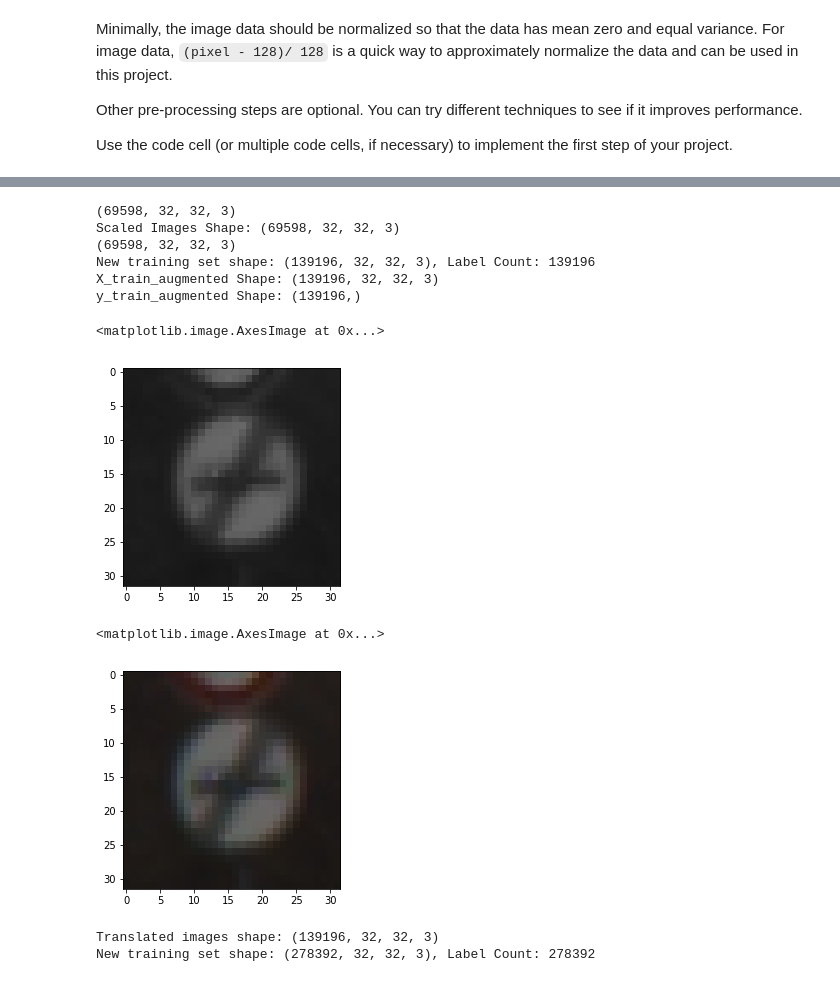
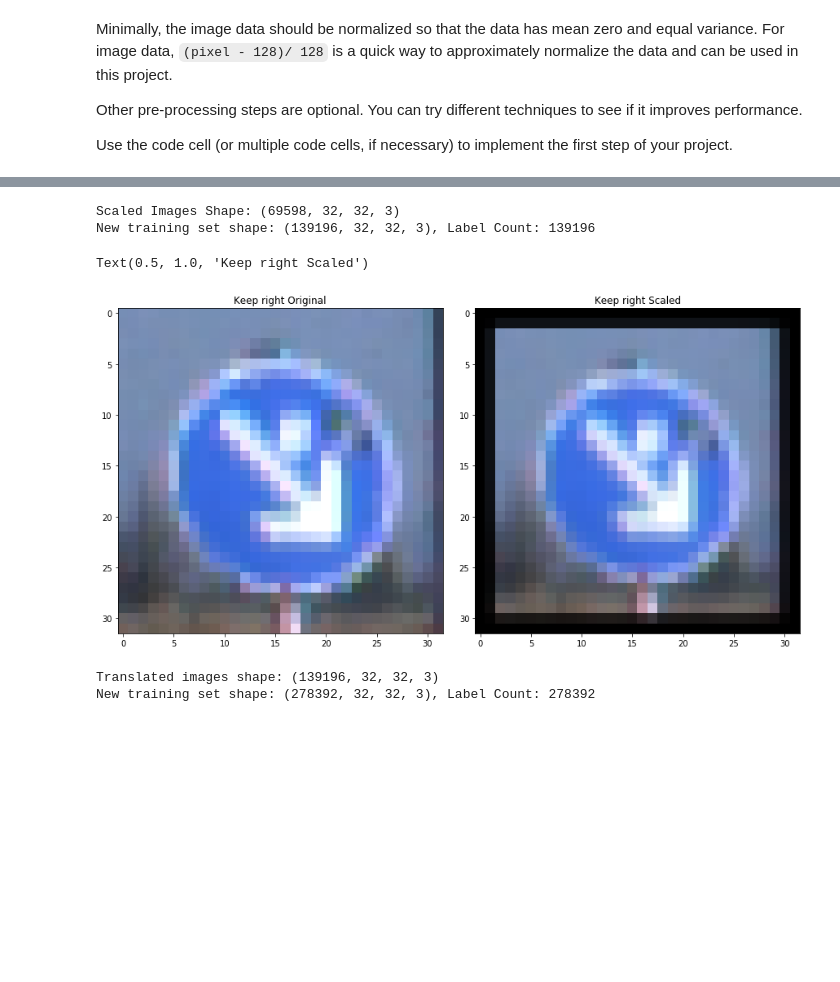
Before and after one commit to JJMats/traffic_sign_classifier, a Jupyter notebook: Traffic_Sign_Classifier.ipynb, the cells around one changed output, grey strips where cells are left out. Cells and saved outputs as stored; diff of their text form; code cells hidden in the pictures; blank space fills up the shorter version.

```diff
--- a/Traffic_Sign_Classifier.ipynb
+++ b/Traffic_Sign_Classifier.ipynb
@@ -297,38 +284,35 @@ def generate_random_scaled_images(image_data):
 
     scaled_images = np.array(scaled_images)
 
-    print("Scaled Images Shape: {}".format(scaled_images.shape))
     return scaled_images
 
-print(X_train_augmented.shape)
 X_train_scaled = generate_random_scaled_images(X_train_augmented)
-print(X_train_scaled.shape)
+print("Scaled Images Shape: {}".format(X_train_scaled.shape))
 
 # Augment random scaled images into X_train dataset
 X_train_augmented, y_train_augmented = augment_training_dataset(X_train_augmented,
                                                                 X_train_scaled,
                                                                 y_train_augmented,
                                                                 y_train_augmented)
-
-print("X_train_augmented Shape: {}".format(X_train_augmented.shape))
-print("y_train_augmented Shape: {}".format(y_train_augmented.shape))
 # %% [output]
-(69598, 32, 32, 3)
 Scaled Images Shape: (69598, 32, 32, 3)
-(69598, 32, 32, 3)
 New training set shape: (139196, 32, 32, 3), Label Count: 139196
-X_train_augmented Shape: (139196, 32, 32, 3)
-y_train_augmented Shape: (139196,)
-# %%
-plt.imshow(X_train_gray[5])
-# %% [output]
-<matplotlib.image.AxesImage at 0x...>
-[figure, removed]
-# %%
-plt.imshow(X_train_scaled[5])
-# %% [output]
-<matplotlib.image.AxesImage at 0x...>
-[figure, removed]
+# %%
+# Generate example scaled image for output
+index = 15192
+img_base = X_train[index]
+img_trans = X_train_scaled[index]
+
+fig, axs = plt.subplots(1,2, figsize=(15,10))
+fig.subplots_adjust(wspace = 0.1)
+axs[0].imshow(img_base)
+axs[1].imshow(img_trans)
+axs[0].set_title(sign_names[y_train[index]] + " Original")
+axs[1].set_title(sign_names[y_train[index]] + " Scaled")
+#fig.savefig("output_images/scaled.png")
+# %% [output]
+Text(0.5, 1.0, 'Keep right Scaled')
+[figure, added]
 # %%
 def generate_random_translated_images(image_data):
     rows,cols,_ = image_data[0].shape
```
Also changed, not shown: parts of 10 cells of this notebook, 8 other files.
